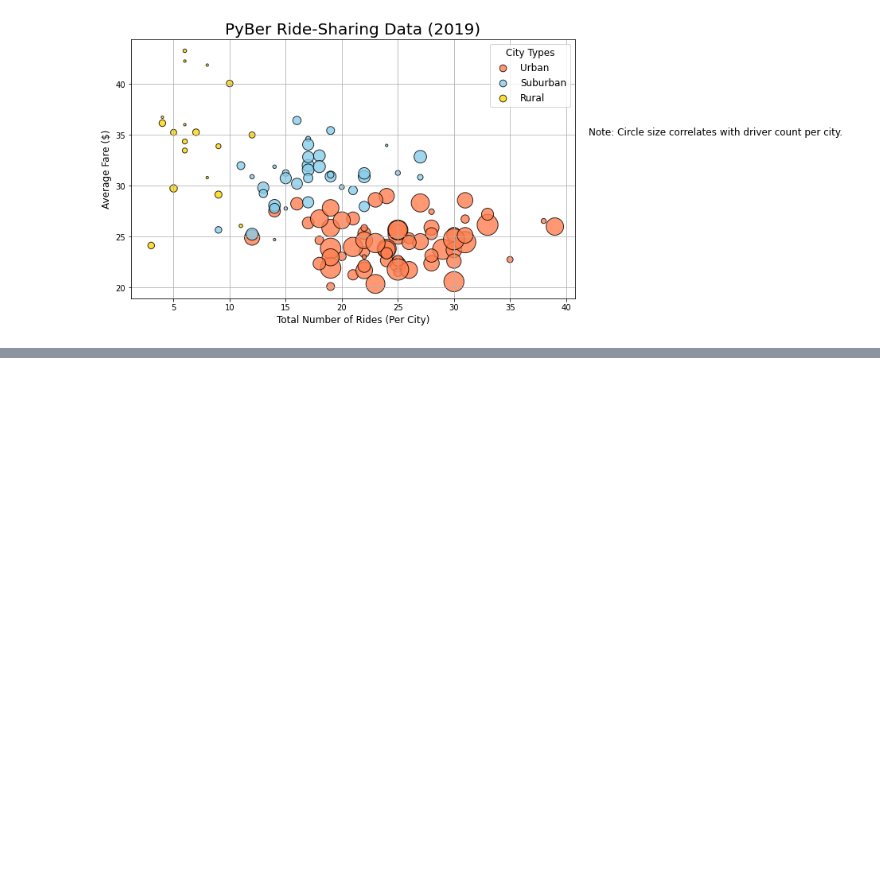
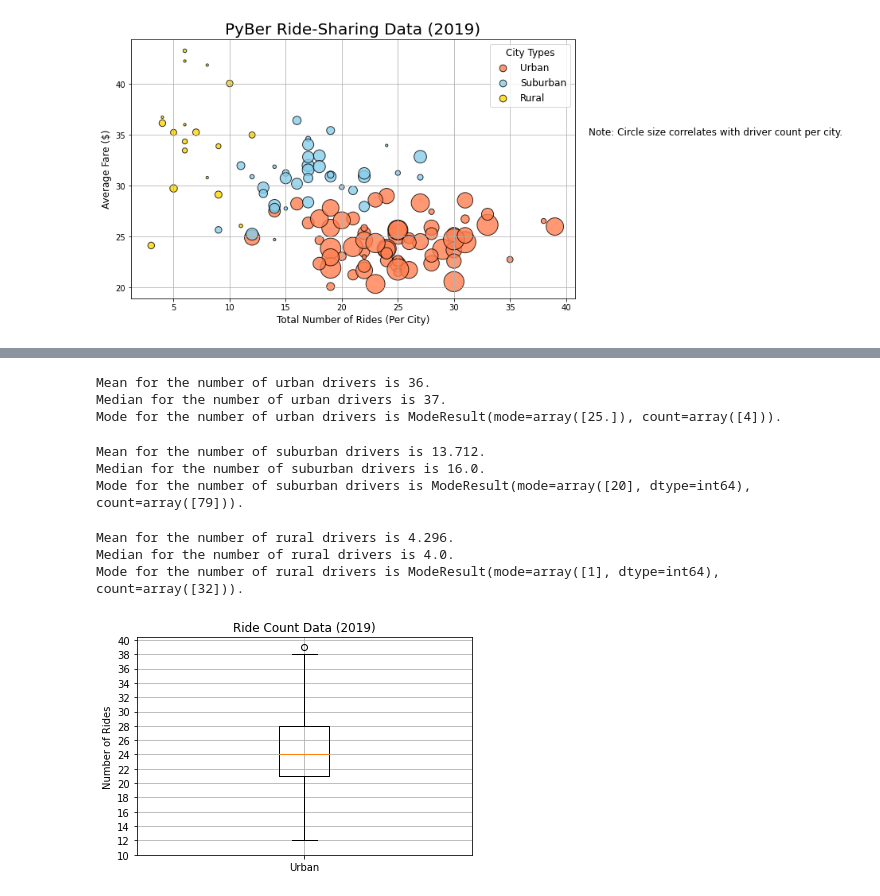
Before and after one commit to HopkinsKV/PyBer_Analysis, a Jupyter notebook: PyBer.ipynb, the cells around one changed output, grey strips where cells are left out. Cells and saved outputs as stored; diff of their text form; code cells hidden in the pictures; blank space fills up the shorter version.

```diff
--- a/PyBer.ipynb
+++ b/PyBer.ipynb
@@ -204,0 +410,55 @@ plt.show()
+# %%
+# Calculate the measures of central tendency for the driver count for the urban cities.
+mean_urban_drivers = np.mean(urban_driver_count)
+print(f"Mean for the number of urban drivers is {mean_urban_drivers:.0f}.")
+
+median_urban_drivers = np.median(urban_driver_count)
+print(f"Median for the number of urban drivers is {median_urban_drivers:.0f}.")
+
+mode_urban_drivers = sts.mode(urban_driver_count)
+print(f"Mode for the number of urban drivers is {mode_urban_drivers}.")
+# %% [output]
+Mean for the number of urban drivers is 36.
+Median for the number of urban drivers is 37.
+Mode for the number of urban drivers is ModeResult(mode=array([25.]), count=array([4])).
+# %%
+# Calculate the measures of central tendency for the driver count for the urban cities.
+mean_suburban_drivers = np.mean(suburban_drivers)
+print(f"Mean for the number of suburban drivers is {mean_suburban_drivers}.")
+
+median_suburban_drivers = np.median(suburban_drivers)
+print(f"Median for the number of suburban drivers is {median_suburban_drivers}.")
+
+mode_suburban_drivers = sts.mode(suburban_drivers)
+print(f"Mode for the number of suburban drivers is {mode_suburban_drivers}.")
+# %% [output]
+Mean for the number of suburban drivers is 13.712.
+Median for the number of suburban drivers is 16.0.
+Mode for the number of suburban drivers is ModeResult(mode=array([20], dtype=int64), count=array([79])).
+# %%
+# Calculate the measures of central tendency for the driver count for the urban cities.
+mean_rural_drivers = np.mean(rural_drivers)
+print(f"Mean for the number of rural drivers is {mean_rural_drivers}.")
+
+median_rural_drivers = np.median(rural_drivers)
+print(f"Median for the number of rural drivers is {median_rural_drivers}.")
+
+mode_rural_drivers = sts.mode(rural_drivers)
+print(f"Mode for the number of rural drivers is {mode_rural_drivers}.")
+# %% [output]
+Mean for the number of rural drivers is 4.296.
+Median for the number of rural drivers is 4.0.
+Mode for the number of rural drivers is ModeResult(mode=array([1], dtype=int64), count=array([32])).
+# %%
+# Create a box-and-whisker plot for the urban cities ride count.
+x_labels = ["Urban"]
+fig, ax = plt.subplots()
+ax.boxplot(urban_ride_count, labels=x_labels)
+
+# Add the title, y-axis label and grid.
+ax.set_title('Ride Count Data (2019)')
+ax.set_ylabel('Number of Rides')
+ax.set_yticks(np.arange(10, 41, step=2.0))
+ax.grid()
+# %% [output]
+[figure, added]
```
Also changed, not shown: parts of 32 cells of this notebook.
